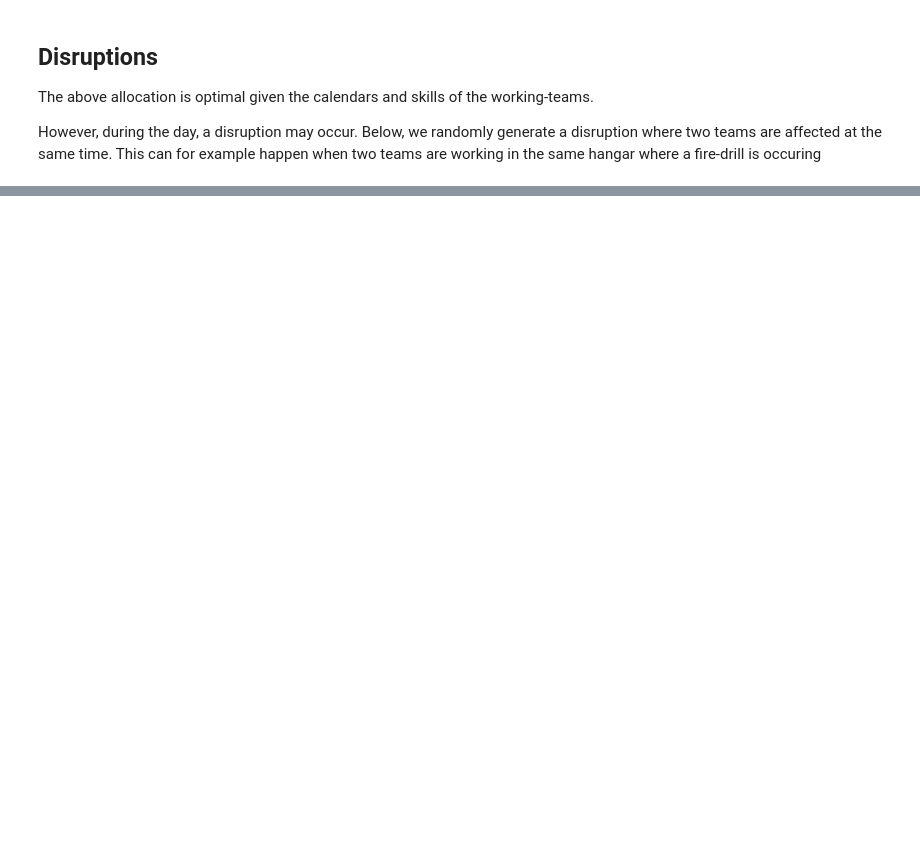
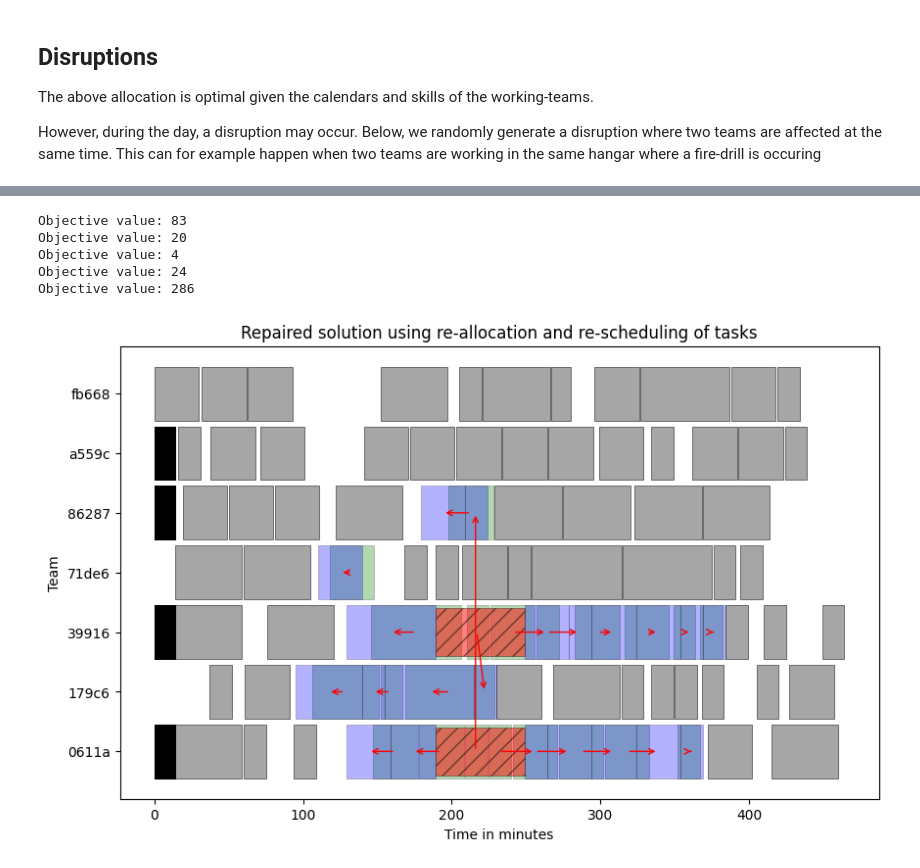
Before and after one commit to g-poveda/Explainable-Workforce-Scheduling, a Jupyter notebook: example_explain.ipynb, the cells around one changed output, grey strips where cells are left out. Saved outputs shown, nothing was run; the diff lists cells and outputs as text; code cells hidden in the pictures; blank space fills up the shorter version.

```diff
--- a/example_explain.ipynb
+++ b/example_explain.ipynb
@@ -132,0 +224,20 @@ fig, ax = model.visualize_repair()
+# %%
+model.set_lexico_objectives(*zip(*([
+    (model.nb_of_done_tasks(), False),         # Maximize the number of tasks done
+    (model.nb_of_shifted_tasks(),True),        # Minimize the number of shifted-tasks
+    (model.nb_of_reallocated_tasks(), True),   # Minimize the number of re-allocated tasks
+    (model.max_of_shifted_tasks(), True) ,      # Minimize the maximum of shifted tasks
+    (model.sum_of_shifted_tasks(), True),      # Minimize the global amount of shifts
+
+])))
+
+assert model.solve(time_limit=5)
+
+fig, ax = model.visualize_repair()
+# %% [output]
+Objective value: 83
+Objective value: 20
+Objective value: 4
+Objective value: 24
+Objective value: 286
+[figure, added]
```
Also changed, not shown: parts of 14 cells of this notebook.
